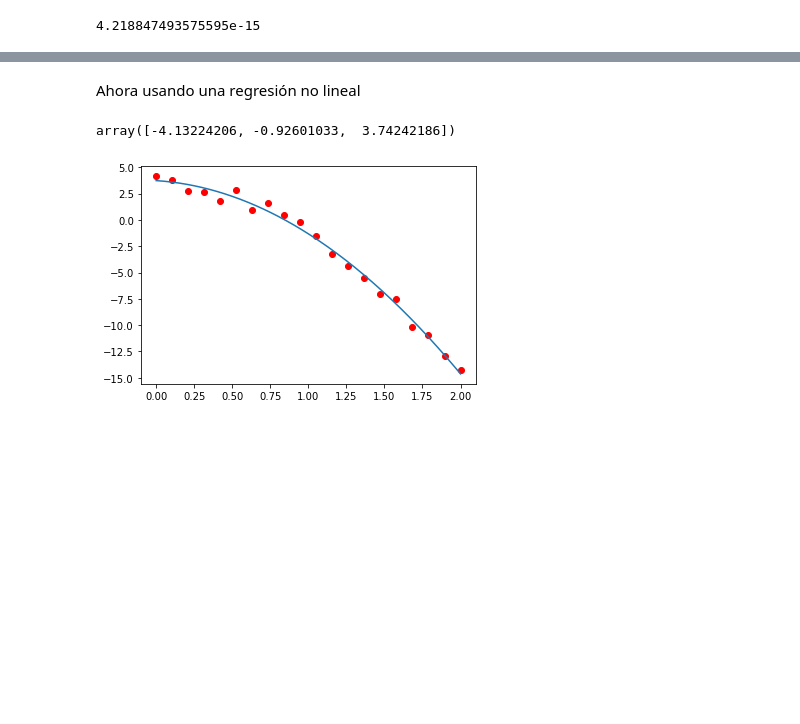
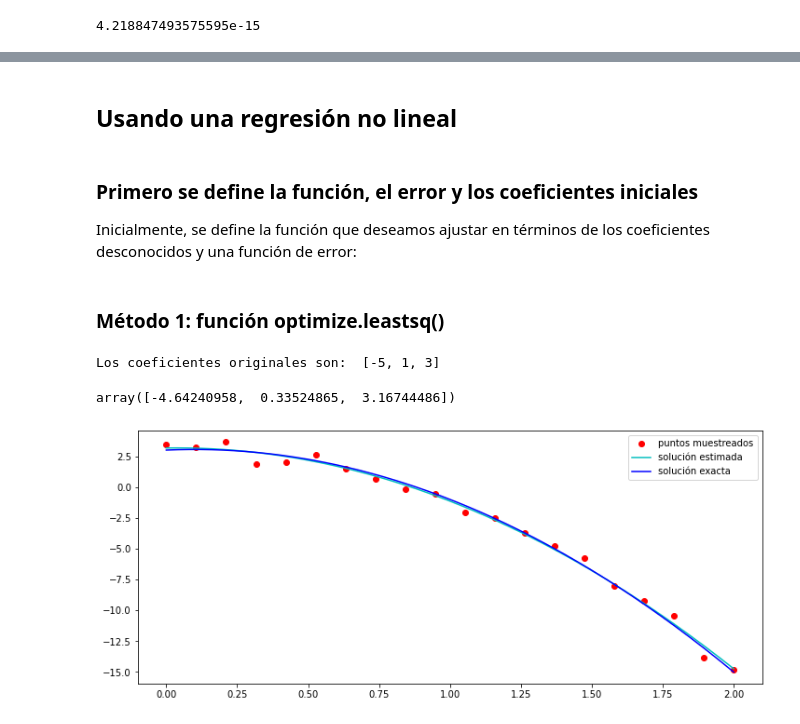
Before and after one commit to diegoandresalvarez/solidos, a Jupyter notebook: archivos/regresion.ipynb, the cells around one changed output, grey strips where cells are left out. Drawn from its saved outputs; the diff is of its cells as text; code cells hidden in the pictures; blank space fills up the shorter version.

```diff
--- a/archivos/regresion.ipynb
+++ b/archivos/regresion.ipynb
@@ -25,7 +29,7 @@ plt.show()
 # %%
 # se arma la matriz A y se asigna el vector b
-A = np.c_[x**2, x, np.ones(n)]
-b = y
+A = np.c_[xi**2, xi, np.ones(m)]
+b = yi
 A
 # %% [output]
 array([[0.        , 0.        , 1.        ],
@@ -74,7 +100,10 @@ array([-4.13224204, -0.92601037,  3.74242188])
 # %%
-yn = np.polyval(coef3, xn)
+x = np.linspace(0, 2, 200)
+y = np.polyval(coefEST, x)
 
-plt.plot(x, y, 'or')
-plt.plot(xn, yn)
+plt.plot(xi, yi,  'or', label='puntos muestreados')
+plt.plot(x, y,    'c-', label='solución estimada')
+plt.plot(x, f(x), 'b-', label='solución exacta')
+plt.legend()
 plt.show()
 # %% [output]
@@ -82,23 +111,36 @@ plt.show()
 # %% [markdown]
-Ahora usando una regresión no lineal
+## Usando una regresión no lineal
+# %% [markdown]
+### Primero se define la función, el error y los coeficientes iniciales
+
+Inicialmente, se define la función que deseamos ajustar en términos de los coeficientes desconocidos y una función de error:
+# %%
+def fun(x, a, b, c):
+    return a*x**2 + b*x + c
+
+def error(coef, x, y):
+    return y - fun(x, *coef)
+
+# valores iniciales de los coeficientes (para comenzar a realizar la minimización)
+coef_ini = [1, 1, 1]
+# %% [markdown]
+### Método 1: función optimize.leastsq()
 # %%
-def f(x, a, b, c):
-    return a*x**2 + b*x + c
+print('Los coeficientes originales son: ', coefEX)
 
-def error(p, x, y):
-    return y - f(x, *p)
-
-coef_ini = [1, 1, 1]
-
-coef4, pcov = optimize.leastsq(error, coef_ini, args=(x, y))
-coef4
+#%timeit optimize.leastsq(error, coef_ini, args=(x, y))
+coefEST4, _ = optimize.leastsq(error, coef_ini, args=(xi, yi))
+coefEST4
 # %% [output]
-array([-4.13224206, -0.92601033,  3.74242186])
+Los coeficientes originales son:  [-5, 1, 3]
+array([-4.64240958,  0.33524865,  3.16744486])
 # %%
-yn = f(xn, *coef4)
+y = fun(x, *coefEST4)
 
-plt.plot(x, y, 'or')
-plt.plot(xn, yn)
+plt.plot(xi, yi,  'or', label='puntos muestreados')
+plt.plot(x, y,    'c-', label='solución estimada')
+plt.plot(x, f(x), 'b-', label='solución exacta')
+plt.legend()
 plt.show()
 # %% [output]
-[figure, old version]
+[figure, new version]
```
Also changed, not shown: parts of 17 cells of this notebook.
